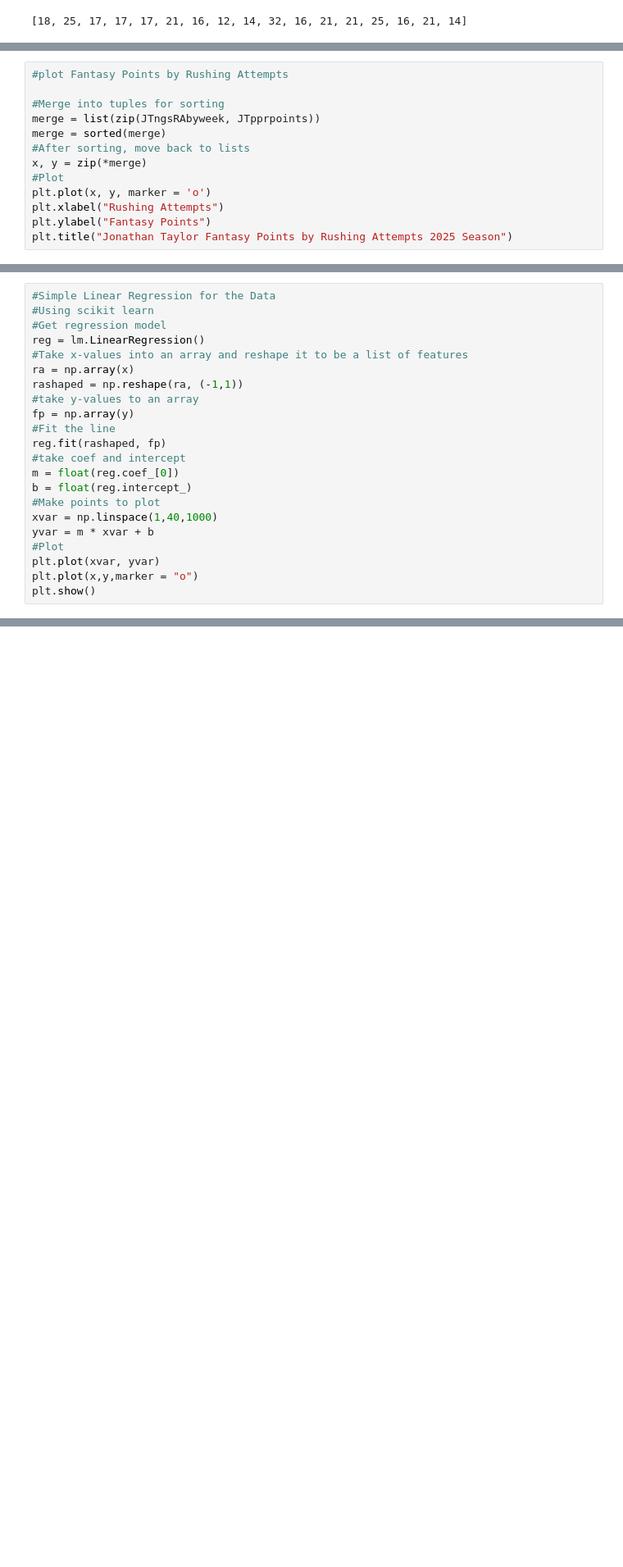
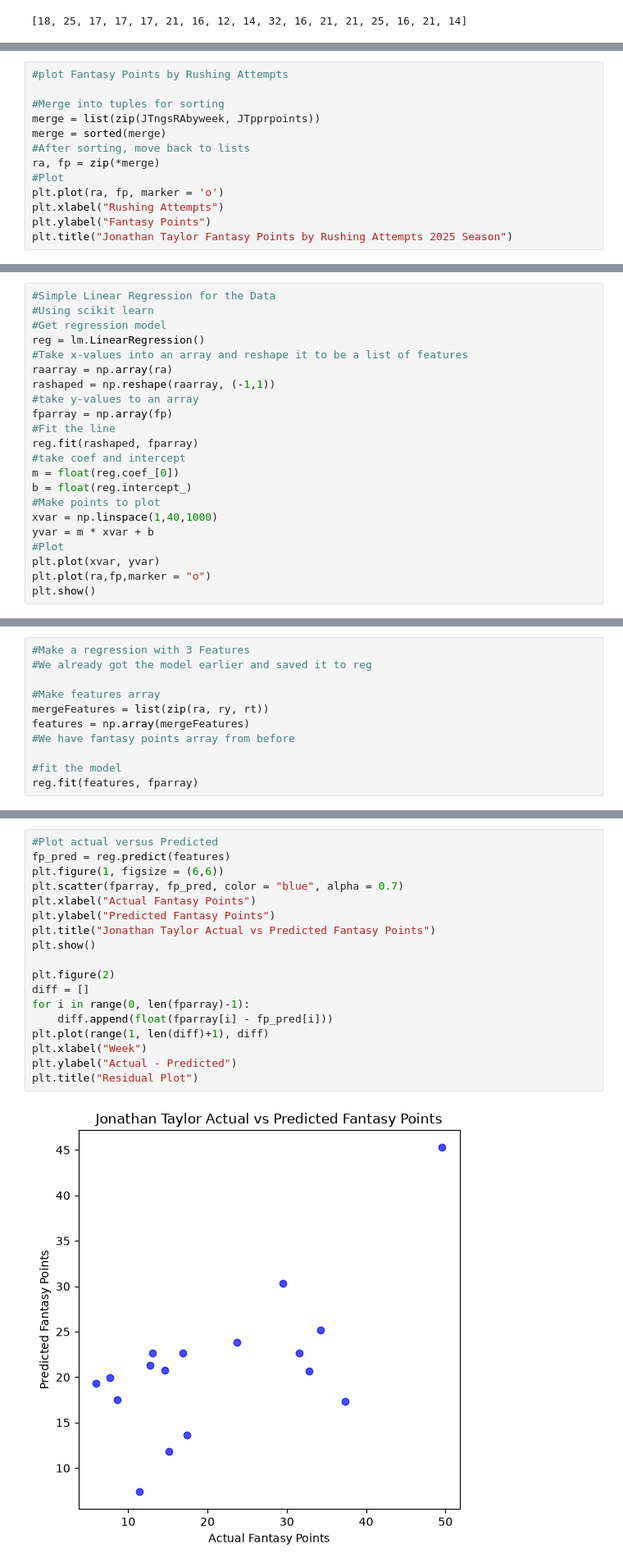
Before and after one commit to shashjoshi/ffplayerpoints, a Jupyter notebook: libtest.ipynb, the cells around one changed output, grey strips where cells are left out. Shown at 82% size. Cells and saved outputs as stored; diff of their text form; blank space fills up the shorter version.

```diff
--- a/libtest.ipynb
+++ b/libtest.ipynb
@@ -67,9 +103,9 @@ Text(0, 0.5, 'Rush Attempts')
 merge = list(zip(JTngsRAbyweek, JTpprpoints))
 merge = sorted(merge)
 #After sorting, move back to lists
-x, y = zip(*merge)
+ra, fp = zip(*merge)
 #Plot
-plt.plot(x, y, marker = 'o')
+plt.plot(ra, fp, marker = 'o')
 plt.xlabel("Rushing Attempts")
 plt.ylabel("Fantasy Points")
 plt.title("Jonathan Taylor Fantasy Points by Rushing Attempts 2025 Season")
@@ -82,12 +118,12 @@ Text(0.5, 1.0, 'Jonathan Taylor Fantasy Points by Rushing Attempts 2025 Season')
 #Get regression model
 reg = lm.LinearRegression()
 #Take x-values into an array and reshape it to be a list of features
-ra = np.array(x)
-rashaped = np.reshape(ra, (-1,1))
+raarray = np.array(ra)
+rashaped = np.reshape(raarray, (-1,1))
 #take y-values to an array
-fp = np.array(y)
+fparray = np.array(fp)
 #Fit the line
-reg.fit(rashaped, fp)
+reg.fit(rashaped, fparray)
 #take coef and intercept
 m = float(reg.coef_[0])
 b = float(reg.intercept_)
@@ -96,7 +132,7 @@ xvar = np.linspace(1,40,1000)
 yvar = m * xvar + b
 #Plot
 plt.plot(xvar, yvar)
-plt.plot(x,y,marker = "o")
+plt.plot(ra,fp,marker = "o")
 plt.show()
 # %% [output]
 [figure]
@@ -104,0 +195,11 @@ plt.show()
+# %%
+#Make a regression with 3 Features
+#We already got the model earlier and saved it to reg
+
+#Make features array
+mergeFeatures = list(zip(ra, ry, rt))
+features = np.array(mergeFeatures)
+#We have fantasy points array from before
+
+#fit the model
+reg.fit(features, fparray)
@@ -104,0 +208,20 @@ plt.show()
+# %%
+#Plot actual versus Predicted
+fp_pred = reg.predict(features)
+plt.figure(1, figsize = (6,6))
+plt.scatter(fparray, fp_pred, color = "blue", alpha = 0.7)
+plt.xlabel("Actual Fantasy Points")
+plt.ylabel("Predicted Fantasy Points")
+plt.title("Jonathan Taylor Actual vs Predicted Fantasy Points")
+plt.show()
+
+plt.figure(2)
+diff = []
+for i in range(0, len(fparray)-1):
+    diff.append(float(fparray[i] - fp_pred[i]))
+plt.plot(range(1, len(diff)+1), diff)
+plt.xlabel("Week")
+plt.ylabel("Actual - Predicted")
+plt.title("Residual Plot")
+# %% [output]
+[figure, added]
```
Also changed, not shown: parts of 9 cells of this notebook.
